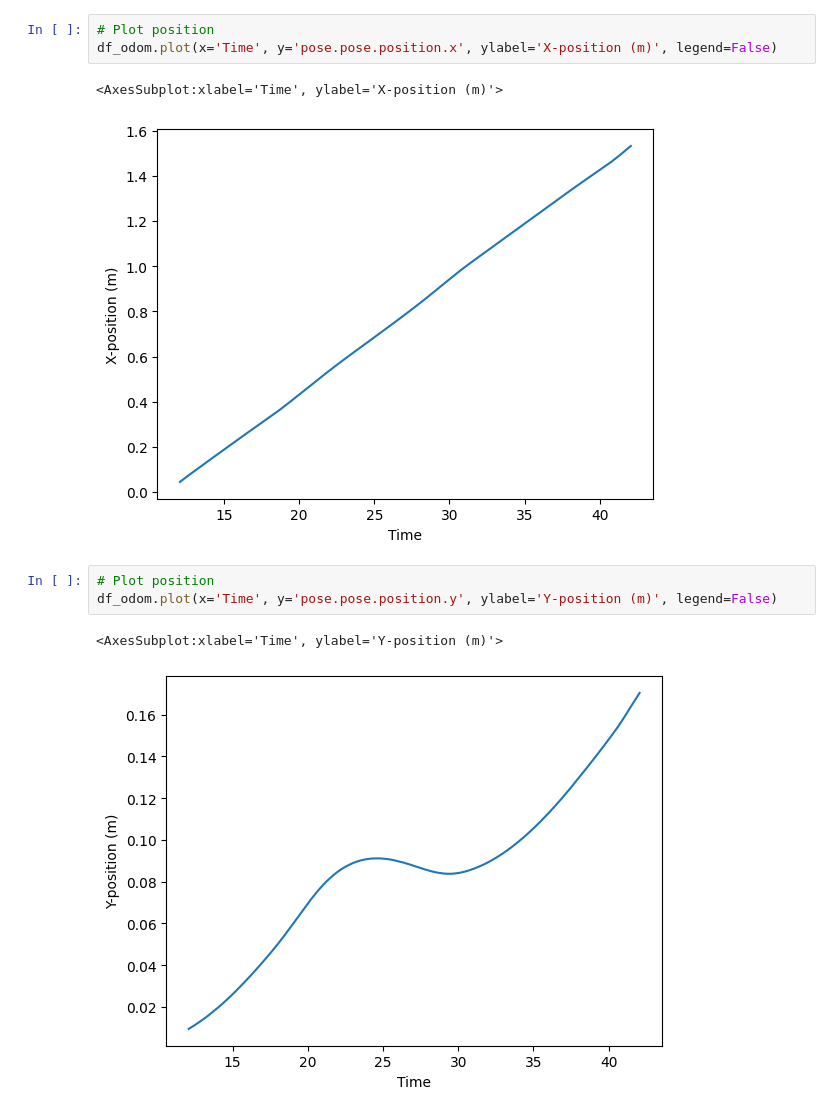
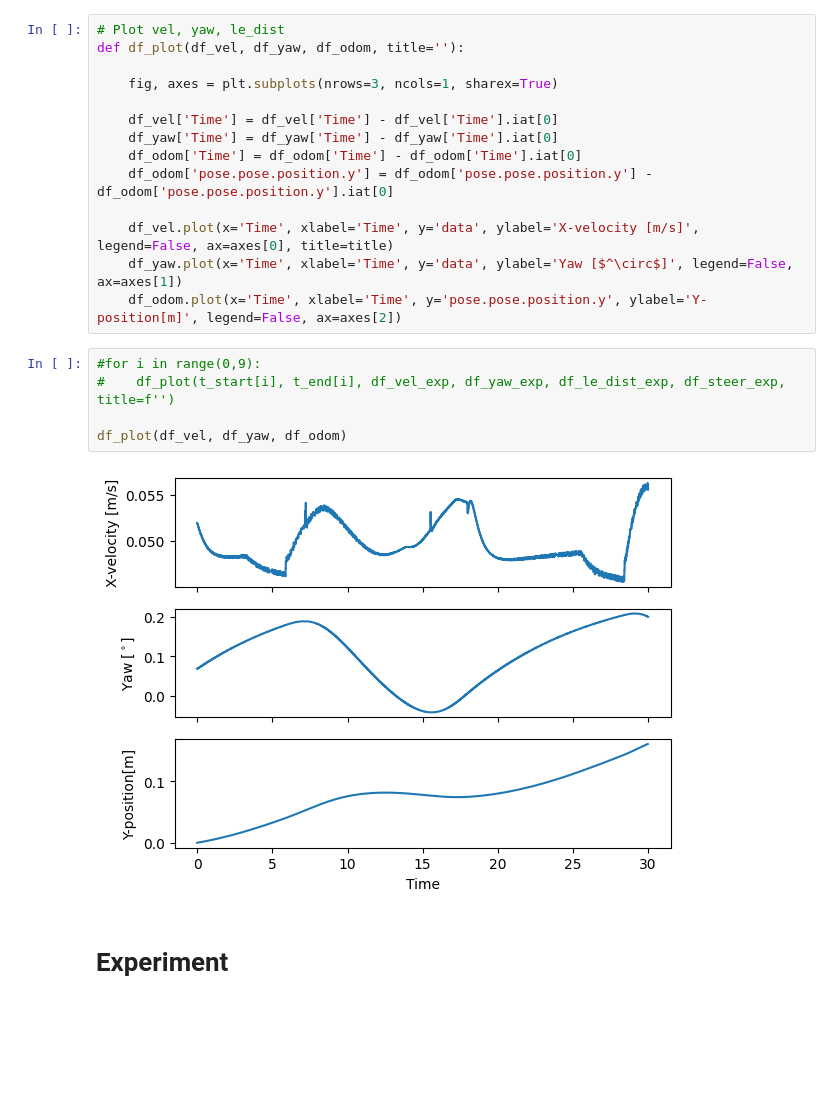
Before and after one commit to robotengineer123/RR-RobotSim, a Jupyter notebook: dataprocessing.ipynb, the cells around one changed output. Cells and saved outputs as stored; diff of their text form; blank space fills up the shorter version.

Commit message:
data processing update

```diff
--- a/dataprocessing.ipynb
+++ b/dataprocessing.ipynb
@@ -123,12 +37,23 @@ df_le_dist.plot(x='Time', y='ranges_min', ylabel='LE distance (m)', legend=False
-# %%
-# Plot position
-df_odom.plot(x='Time', y='pose.pose.position.x', ylabel='X-position (m)', legend=False)
-# %% [output]
-<AxesSubplot:xlabel='Time', ylabel='X-position (m)'>
-[figure, removed]
-# %%
-# Plot position
-df_odom.plot(x='Time', y='pose.pose.position.y', ylabel='Y-position (m)', legend=False)
-# %% [output]
-<AxesSubplot:xlabel='Time', ylabel='Y-position (m)'>
-[figure, removed]
+# %%
+# Plot vel, yaw, le_dist
+def df_plot(df_vel, df_yaw, df_odom, title=''):
+
+    fig, axes = plt.subplots(nrows=3, ncols=1, sharex=True)
+
+    df_vel['Time'] = df_vel['Time'] - df_vel['Time'].iat[0]
+    df_yaw['Time'] = df_yaw['Time'] - df_yaw['Time'].iat[0]
+    df_odom['Time'] = df_odom['Time'] - df_odom['Time'].iat[0]
+    df_odom['pose.pose.position.y'] = df_odom['pose.pose.position.y'] - df_odom['pose.pose.position.y'].iat[0]
+
+    df_vel.plot(x='Time', xlabel='Time', y='data', ylabel='X-velocity [m/s]', legend=False, ax=axes[0], title=title)
+    df_yaw.plot(x='Time', xlabel='Time', y='data', ylabel='Yaw [$^\circ$]', legend=False, ax=axes[1])
+    df_odom.plot(x='Time', xlabel='Time', y='pose.pose.position.y', ylabel='Y-position[m]', legend=False, ax=axes[2])
+# %%
+#for i in range(0,9):
+#    df_plot(t_start[i], t_end[i], df_vel_exp, df_yaw_exp, df_le_dist_exp, df_steer_exp, title=f'')
+
+df_plot(df_vel, df_yaw, df_odom)
+# %% [output]
+[figure, added]
+# %% [markdown]
+# Experiment
```
Also changed, not shown: parts of 19 cells of this notebook.
